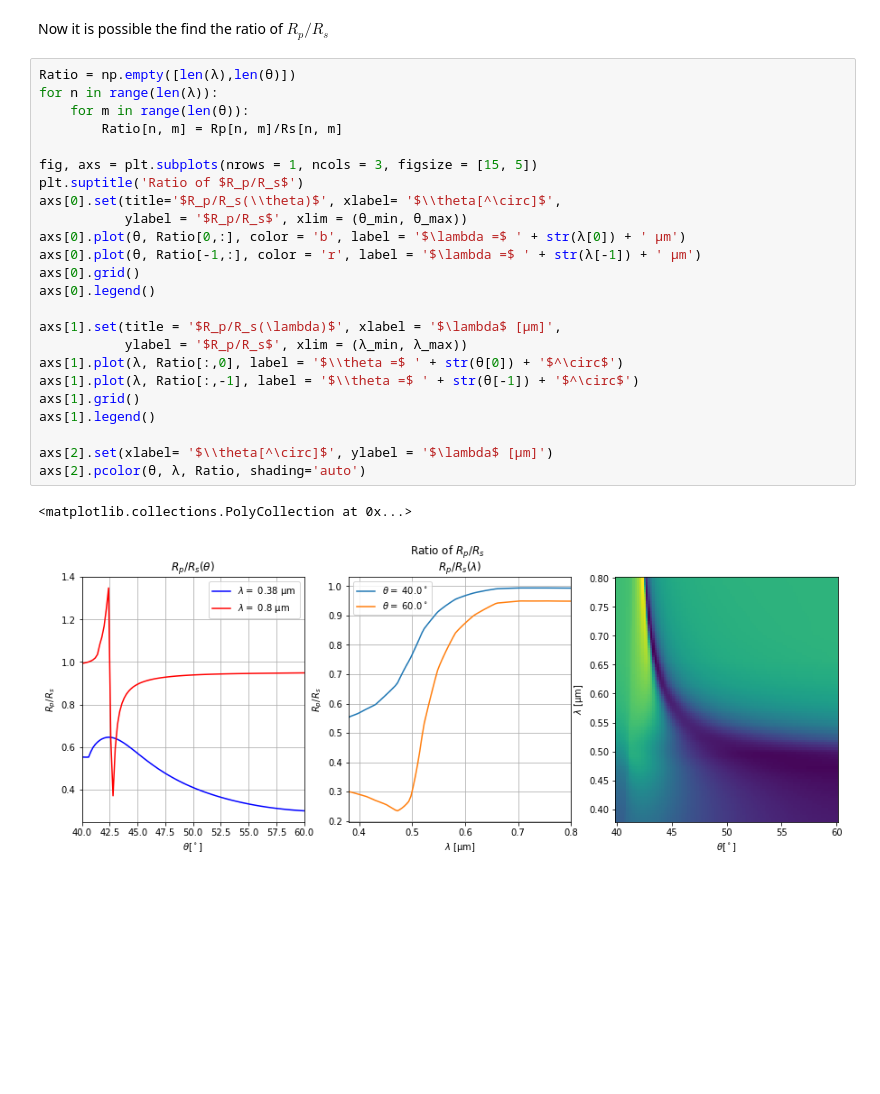
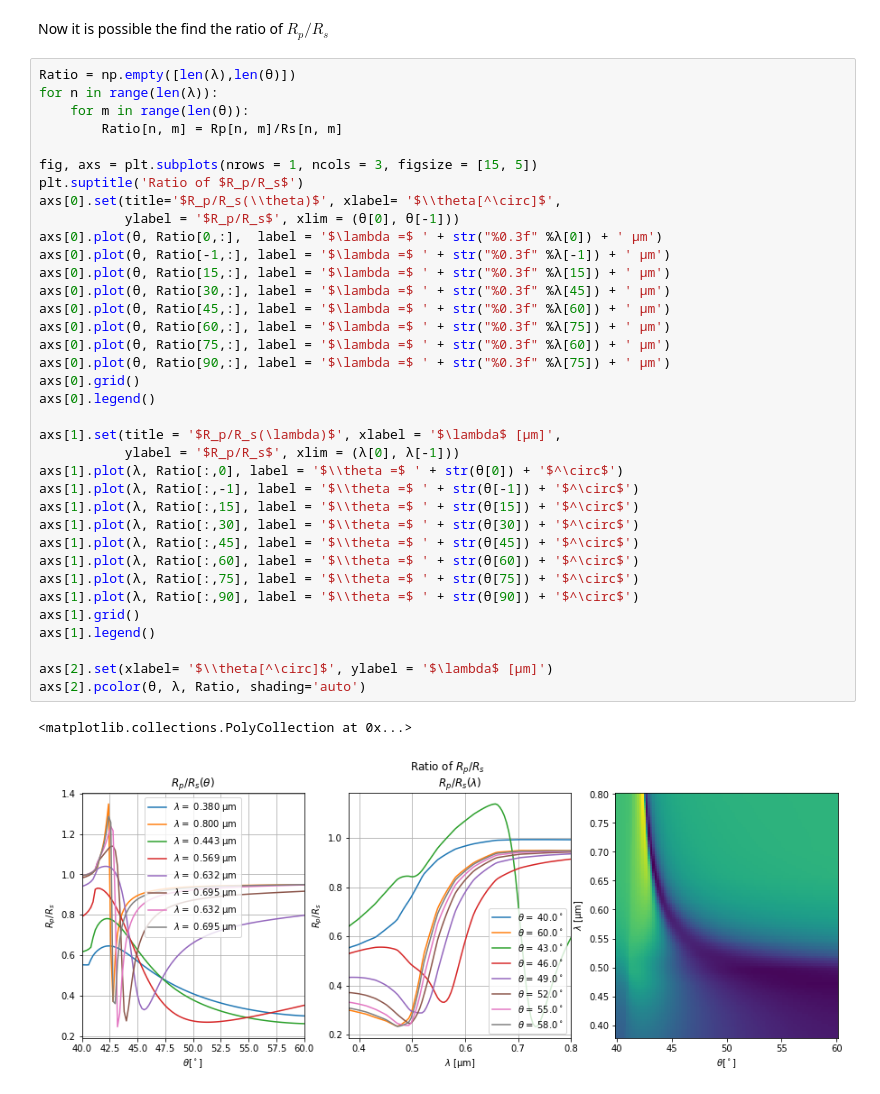
Before and after one commit to fizixmastr/Miscellaneous-Python-Projects, a Jupyter notebook: Plasmons in the Kretschmann-Raether Configuration.ipynb, the cells around one changed output. Cells and saved outputs as stored; diff of their text form; blank space fills up the shorter version.

```diff
--- a/Plasmons in the Kretschmann-Raether Configuration.ipynb
+++ b/Plasmons in the Kretschmann-Raether Configuration.ipynb
@@ -190,27 +191,39 @@ Now it is possible the find the ratio of $R_p/R_s$
 # %%
 Ratio = np.empty([len(λ),len(θ)])
 for n in range(len(λ)):
     for m in range(len(θ)):
         Ratio[n, m] = Rp[n, m]/Rs[n, m]
 
 fig, axs = plt.subplots(nrows = 1, ncols = 3, figsize = [15, 5])
 plt.suptitle('Ratio of $R_p/R_s$')
 axs[0].set(title='$R_p/R_s(\\theta)$', xlabel= '$\\theta[^\circ]$',
-           ylabel = '$R_p/R_s$', xlim = (θ_min, θ_max))
-axs[0].plot(θ, Ratio[0,:], color = 'b', label = '$\lambda =$ ' + str(λ[0]) + ' µm')
-axs[0].plot(θ, Ratio[-1,:], color = 'r', label = '$\lambda =$ ' + str(λ[-1]) + ' µm')
+           ylabel = '$R_p/R_s$', xlim = (θ[0], θ[-1]))
+axs[0].plot(θ, Ratio[0,:],  label = '$\lambda =$ ' + str("%0.3f" %λ[0]) + ' µm')
+axs[0].plot(θ, Ratio[-1,:], label = '$\lambda =$ ' + str("%0.3f" %λ[-1]) + ' µm')
+axs[0].plot(θ, Ratio[15,:], label = '$\lambda =$ ' + str("%0.3f" %λ[15]) + ' µm')
+axs[0].plot(θ, Ratio[30,:], label = '$\lambda =$ ' + str("%0.3f" %λ[45]) + ' µm')
+axs[0].plot(θ, Ratio[45,:], label = '$\lambda =$ ' + str("%0.3f" %λ[60]) + ' µm')
+axs[0].plot(θ, Ratio[60,:], label = '$\lambda =$ ' + str("%0.3f" %λ[75]) + ' µm')
+axs[0].plot(θ, Ratio[75,:], label = '$\lambda =$ ' + str("%0.3f" %λ[60]) + ' µm')
+axs[0].plot(θ, Ratio[90,:], label = '$\lambda =$ ' + str("%0.3f" %λ[75]) + ' µm')
 axs[0].grid()
 axs[0].legend()
 
 axs[1].set(title = '$R_p/R_s(\lambda)$', xlabel = '$\lambda$ [μm]',
-           ylabel = '$R_p/R_s$', xlim = (λ_min, λ_max))
+           ylabel = '$R_p/R_s$', xlim = (λ[0], λ[-1]))
 axs[1].plot(λ, Ratio[:,0], label = '$\\theta =$ ' + str(θ[0]) + '$^\circ$')
 axs[1].plot(λ, Ratio[:,-1], label = '$\\theta =$ ' + str(θ[-1]) + '$^\circ$')
+axs[1].plot(λ, Ratio[:,15], label = '$\\theta =$ ' + str(θ[15]) + '$^\circ$')
+axs[1].plot(λ, Ratio[:,30], label = '$\\theta =$ ' + str(θ[30]) + '$^\circ$')
+axs[1].plot(λ, Ratio[:,45], label = '$\\theta =$ ' + str(θ[45]) + '$^\circ$')
+axs[1].plot(λ, Ratio[:,60], label = '$\\theta =$ ' + str(θ[60]) + '$^\circ$')
+axs[1].plot(λ, Ratio[:,75], label = '$\\theta =$ ' + str(θ[75]) + '$^\circ$')
+axs[1].plot(λ, Ratio[:,90], label = '$\\theta =$ ' + str(θ[90]) + '$^\circ$')
 axs[1].grid()
 axs[1].legend()
 
 axs[2].set(xlabel= '$\\theta[^\circ]$', ylabel = '$\lambda$ [μm]')
 axs[2].pcolor(θ, λ, Ratio, shading='auto')
 # %% [output]
 <matplotlib.collections.PolyCollection at 0x...>
-[figure, old version]
+[figure, new version]
```
Also changed, not shown: parts of 5 cells of this notebook.
